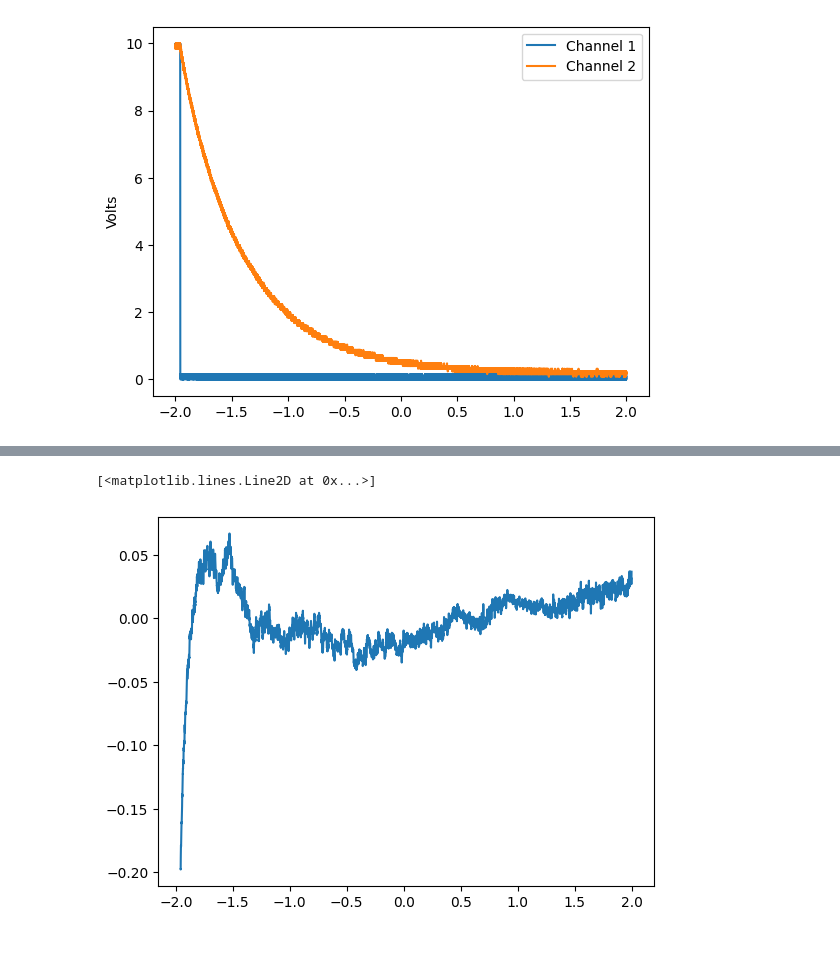
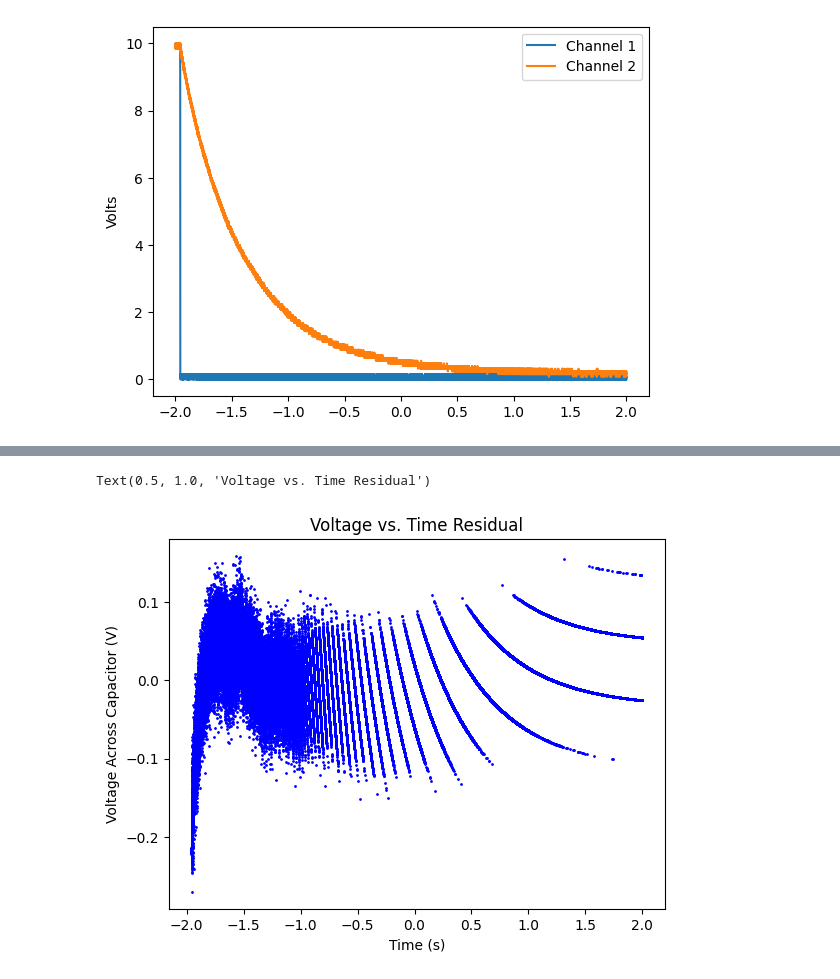
Before and after one commit to xingyzt/5bl, a Jupyter notebook: lab9/1a.ipynb, the cells around one changed output, grey strips where cells are left out. Cells and saved outputs as stored; diff of their text form; code cells hidden in the pictures; blank space fills up the shorter version.

```diff
--- a/lab9/1a.ipynb
+++ b/lab9/1a.ipynb
@@ -79,7 +82,8 @@ from scipy import signal
 sample_frequency = 2e8
 cutoff_frequency = 1e6
 b, a = signal.butter(1, 2*cutoff_frequency/sample_frequency)
-ch2 = signal.filtfilt(b, a, ch2_noisy)
+#ch2 = signal.filtfilt(b, a, ch2_noisy)
+ch2 = ch2_noisy
 plt.plot(t, ch2, lw=1)
 plt.title("Low-pass filter")
 plt.show()
@@ -102,7 +109,10 @@ plt.plot(t, model(t, A_model, RC_model, z_model))
 # %%
 residual = model(t, A_model, RC_model, z_model) - ch2
-plt.plot(t, residual)
+plt.scatter(t, residual, color='blue', s=1)
+plt.xlabel("Time (s)")
+plt.ylabel("Voltage Across Capacitor (V)")
+plt.title("Voltage vs. Time Residual")
 # %% [output]
-[<matplotlib.lines.Line2D at 0x...>]
+Text(0.5, 1.0, 'Voltage vs. Time Residual')
-[figure, old version]
+[figure, new version]
 # %%
```
Also changed, not shown: parts of 12 cells of this notebook, 2 other files.
